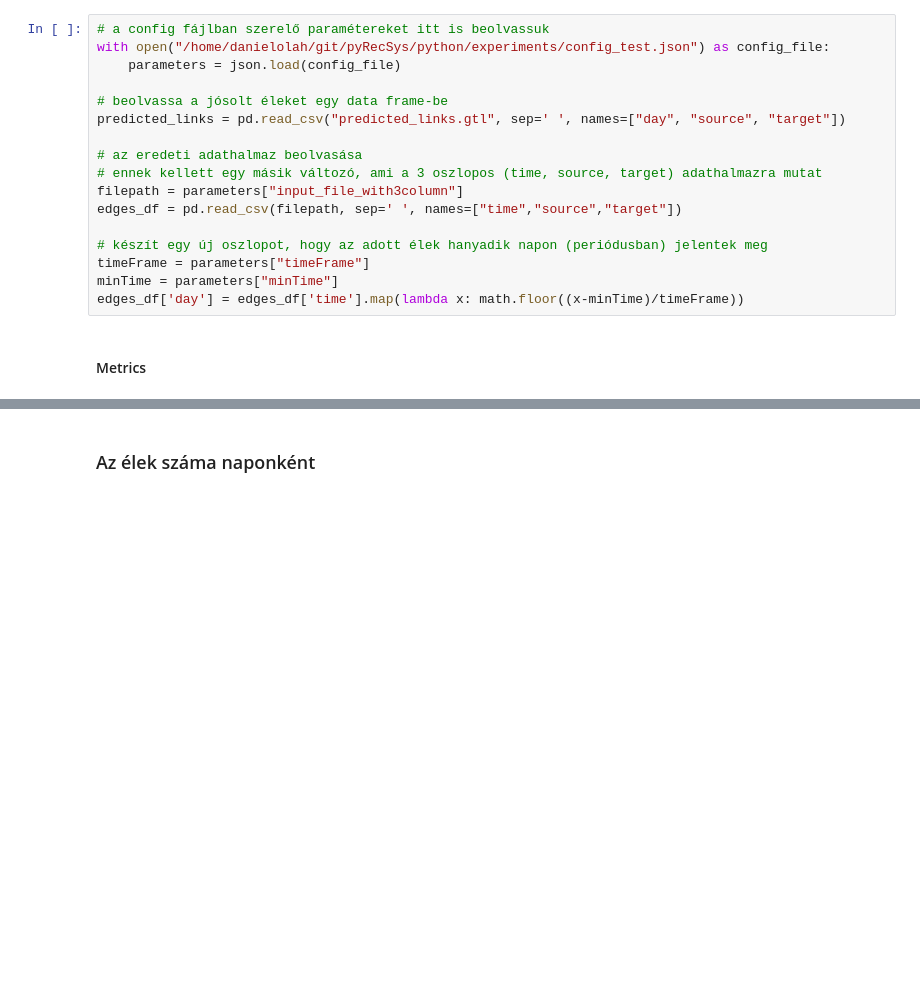
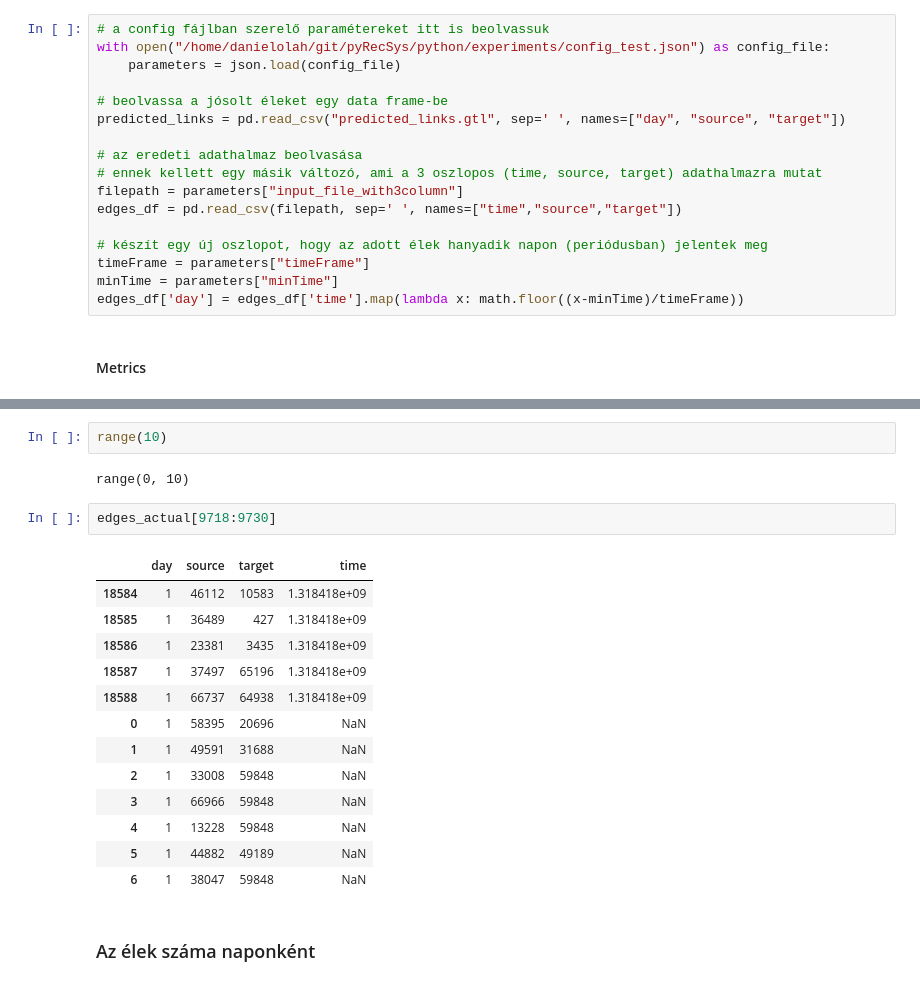
Before and after one commit to olahdaniel/temporal-networks, a Jupyter notebook: linkpred/Link prediction.ipynb, the cells around one changed output, grey strips where cells are left out. Saved outputs shown, nothing was run; the diff lists cells and outputs as text; blank space fills up the shorter version.

```diff
--- a/linkpred/Link prediction.ipynb
+++ b/linkpred/Link prediction.ipynb
@@ -98,3 +316,23 @@ precision, recall, f1score, NDCG = linkpred_eval.get_all_metrics(edges_df, predi
+# %%
+range(10)
+# %% [output]
+range(0, 10)
+# %%
+edges_actual[9718:9730]
+# %% [output]
+|  | day | source | target | time |
+| 18584 | 1 | 46112 | 10583 | 1.318418e+09 |
+| 18585 | 1 | 36489 | 427 | 1.318418e+09 |
+| 18586 | 1 | 23381 | 3435 | 1.318418e+09 |
+| 18587 | 1 | 37497 | 65196 | 1.318418e+09 |
+| 18588 | 1 | 66737 | 64938 | 1.318418e+09 |
+| 0 | 1 | 58395 | 20696 | NaN |
+| 1 | 1 | 49591 | 31688 | NaN |
+| 2 | 1 | 33008 | 59848 | NaN |
+| 3 | 1 | 66966 | 59848 | NaN |
+| 4 | 1 | 13228 | 59848 | NaN |
+| 5 | 1 | 44882 | 49189 | NaN |
+| 6 | 1 | 38047 | 59848 | NaN |
 # %% [markdown]
 ### Az élek száma naponként
 # %%
```
Also changed, not shown: parts of 14 cells of this notebook.
